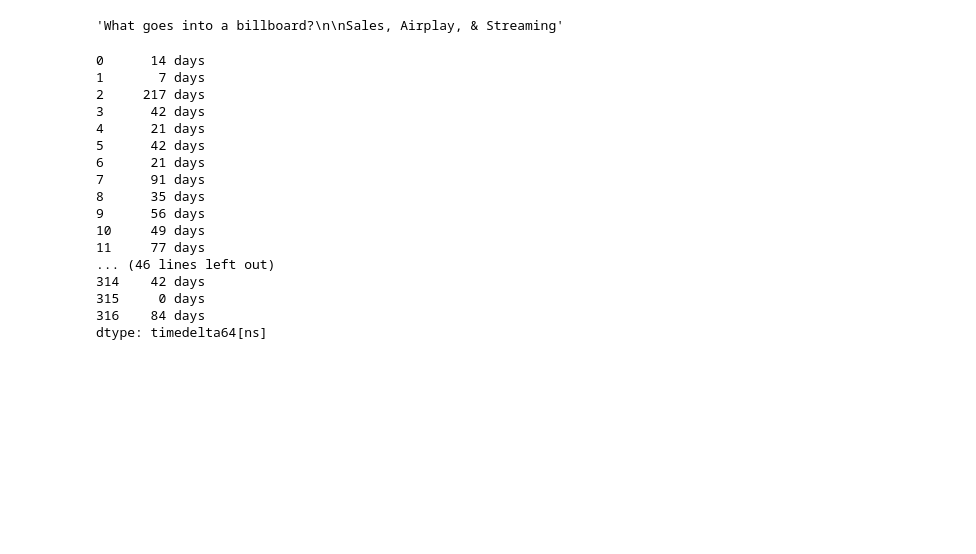
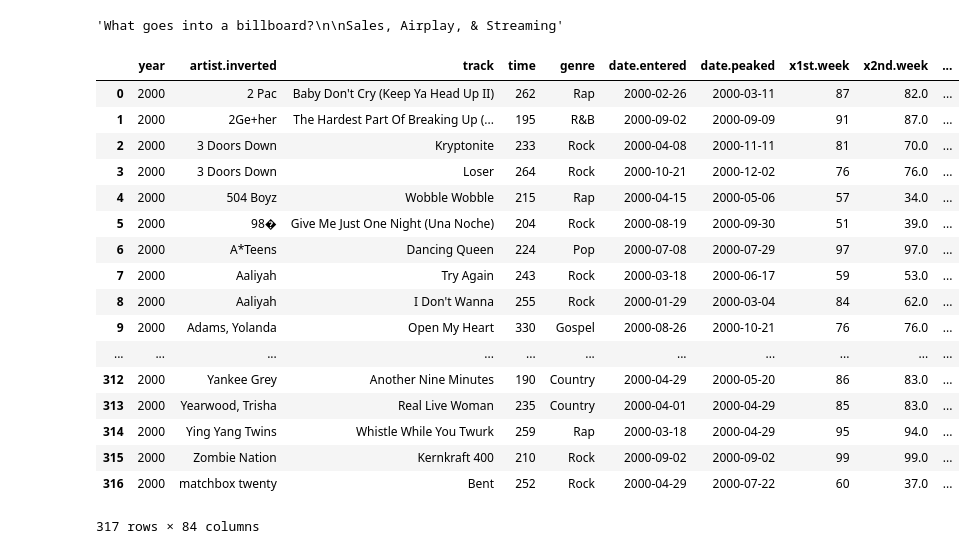
Before and after one commit to AndrewJeong89/GA-DSI, a Jupyter notebook: projects/projects-weekly/project-02/Project 2 - Andrew Jeong.ipynb, the cells around one changed output. Drawn from its saved outputs; the diff is of its cells as text; code cells hidden in the pictures; blank space fills up the shorter version.

```diff
--- a/projects/projects-weekly/project-02/Project 2 - Andrew Jeong.ipynb
+++ b/projects/projects-weekly/project-02/Project 2 - Andrew Jeong.ipynb
@@ -160,22 +163,25 @@ sales (albums), airplay (radio)
 # %% [output]
 'What goes into a billboard?\n\nSales, Airplay, & Streaming'
 # %%
-bb['date.peaked']- bb['date.entered']
+bb['days_to_peak'] = bb['date.peaked']- bb['date.entered']
-# %% [output]
-0      14 days
-1       7 days
-2     217 days
-3      42 days
-4      21 days
-5      42 days
-6      21 days
-7      91 days
-8      35 days
-9      56 days
-10     49 days
-11     77 days
-... (46 lines left out)
-314    42 days
-315     0 days
-316    84 days
-dtype: timedelta64[ns]
+# %%
+bb
+# %% [output]
+|  | year | artist.inverted | track | time | genre | date.entered | date.peaked | x1st.week | x2nd.week | ... |
+| 0 | 2000 | 2 Pac | Baby Don't Cry (Keep Ya Head Up II) | 262 | Rap | 2000-02-26 | 2000-03-11 | 87 | 82.0 | ... |
+| 1 | 2000 | 2Ge+her | The Hardest Part Of Breaking Up (... | 195 | R&B | 2000-09-02 | 2000-09-09 | 91 | 87.0 | ... |
+| 2 | 2000 | 3 Doors Down | Kryptonite | 233 | Rock | 2000-04-08 | 2000-11-11 | 81 | 70.0 | ... |
+| 3 | 2000 | 3 Doors Down | Loser | 264 | Rock | 2000-10-21 | 2000-12-02 | 76 | 76.0 | ... |
+| 4 | 2000 | 504 Boyz | Wobble Wobble | 215 | Rap | 2000-04-15 | 2000-05-06 | 57 | 34.0 | ... |
+| 5 | 2000 | 98� | Give Me Just One Night (Una Noche) | 204 | Rock | 2000-08-19 | 2000-09-30 | 51 | 39.0 | ... |
+| 6 | 2000 | A*Teens | Dancing Queen | 224 | Pop | 2000-07-08 | 2000-07-29 | 97 | 97.0 | ... |
+| 7 | 2000 | Aaliyah | Try Again | 243 | Rock | 2000-03-18 | 2000-06-17 | 59 | 53.0 | ... |
+| 8 | 2000 | Aaliyah | I Don't Wanna | 255 | Rock | 2000-01-29 | 2000-03-04 | 84 | 62.0 | ... |
+| 9 | 2000 | Adams, Yolanda | Open My Heart | 330 | Gospel | 2000-08-26 | 2000-10-21 | 76 | 76.0 | ... |
+| ... | ... | ... | ... | ... | ... | ... | ... | ... | ... | ... |
+| 312 | 2000 | Yankee Grey | Another Nine Minutes | 190 | Country | 2000-04-29 | 2000-05-20 | 86 | 83.0 | ... |
+| 313 | 2000 | Yearwood, Trisha | Real Live Woman | 235 | Country | 2000-04-01 | 2000-04-29 | 85 | 83.0 | ... |
+| 314 | 2000 | Ying Yang Twins | Whistle While You Twurk | 259 | Rap | 2000-03-18 | 2000-04-29 | 95 | 94.0 | ... |
+| 315 | 2000 | Zombie Nation | Kernkraft 400 | 210 | Rock | 2000-09-02 | 2000-09-02 | 99 | 99.0 | ... |
+| 316 | 2000 | matchbox twenty | Bent | 252 | Rock | 2000-04-29 | 2000-07-22 | 60 | 37.0 | ... |
+317 rows × 84 columns
```
Also changed, not shown: parts of 3 cells of this notebook, 1 other file.
